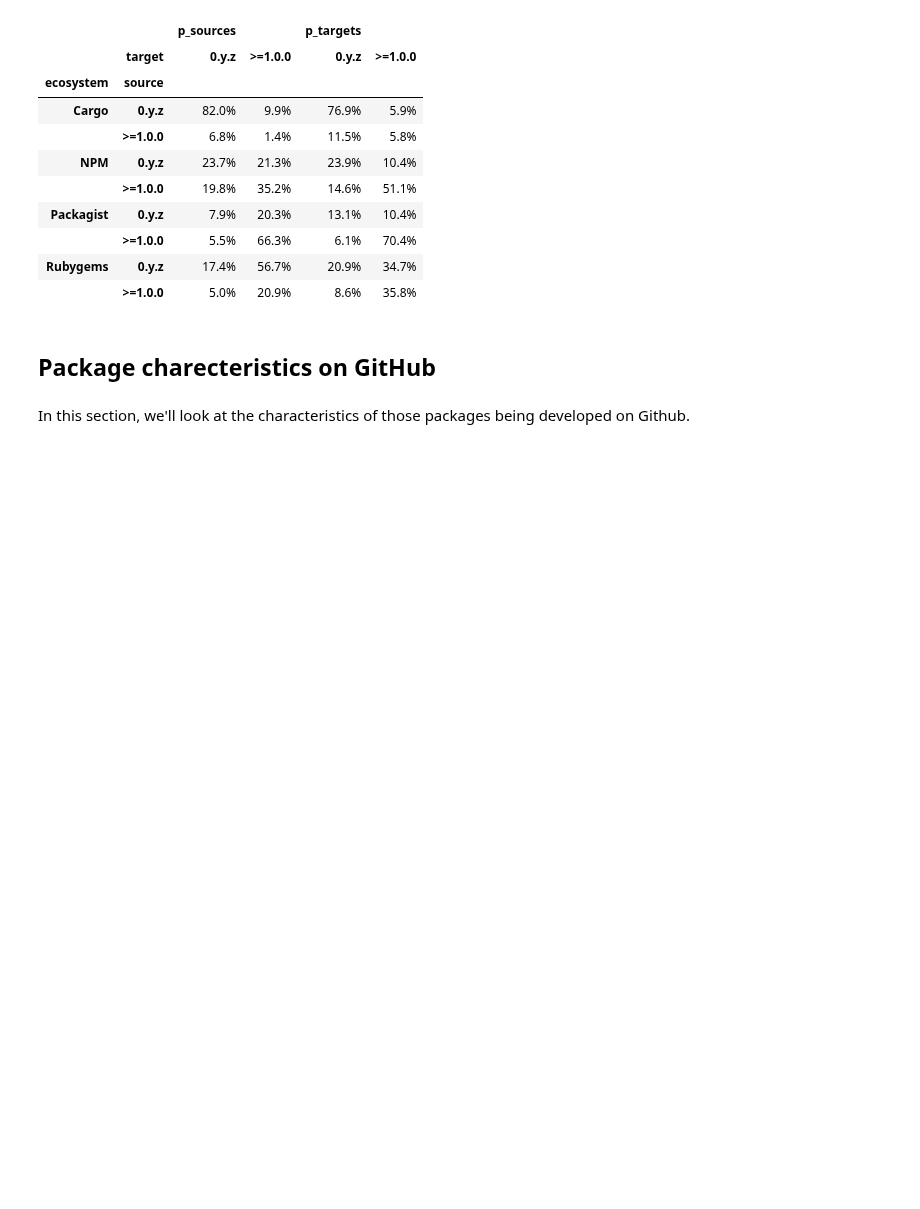
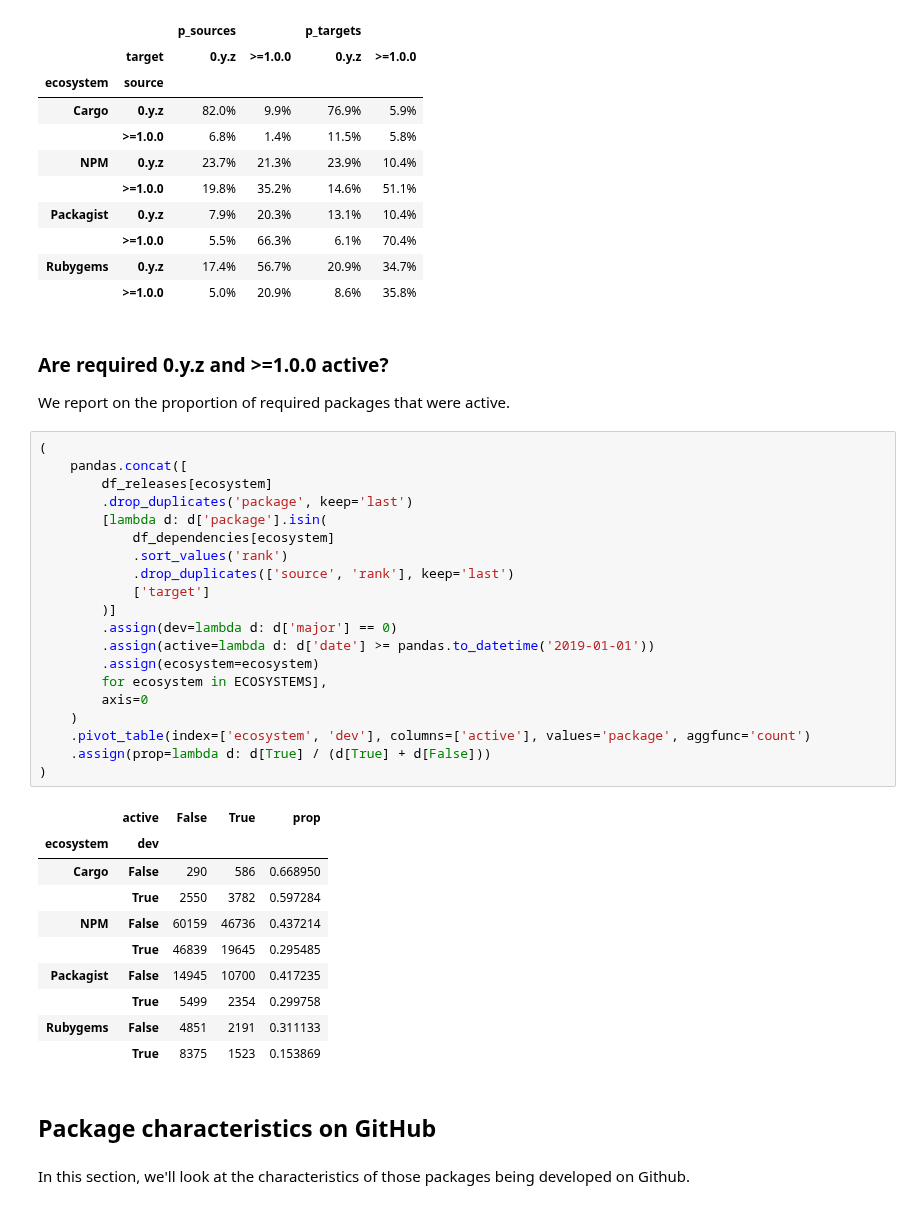
Before and after one commit to AlexandreDecan/secos-zero, a Jupyter notebook: notebooks/Magic zero.ipynb, the cells around one changed output. Drawn from its saved outputs; the diff is of its cells as text; blank space fills up the shorter version.

```diff
--- a/notebooks/Magic zero.ipynb
+++ b/notebooks/Magic zero.ipynb
@@ -1205,8 +1263,43 @@ ndata = pandas.DataFrame(columns=['ecosystem', 'source', 'target', 'sources', 'p
 |  | >=1.0.0 | 5.5% | 66.3% | 6.1% | 70.4% |
 | Rubygems | 0.y.z | 17.4% | 56.7% | 20.9% | 34.7% |
 |  | >=1.0.0 | 5.0% | 20.9% | 8.6% | 35.8% |
+# %% [markdown]
+### Are required 0.y.z and >=1.0.0 active?
+
+We report on the proportion of required packages that were active.
+# %%
+(
+    pandas.concat([
+        df_releases[ecosystem]
+        .drop_duplicates('package', keep='last')
+        [lambda d: d['package'].isin(
+            df_dependencies[ecosystem]
+            .sort_values('rank')
+            .drop_duplicates(['source', 'rank'], keep='last')
+            ['target']
+        )]
+        .assign(dev=lambda d: d['major'] == 0)
+        .assign(active=lambda d: d['date'] >= pandas.to_datetime('2019-01-01'))
+        .assign(ecosystem=ecosystem)
+        for ecosystem in ECOSYSTEMS],
+        axis=0
+    )
+    .pivot_table(index=['ecosystem', 'dev'], columns=['active'], values='package', aggfunc='count')
+    .assign(prop=lambda d: d[True] / (d[True] + d[False]))
+)
+# %% [output]
+|  | active | False | True | prop |
+| ecosystem | dev |  |  |  |
+| Cargo | False | 290 | 586 | 0.668950 |
+|  | True | 2550 | 3782 | 0.597284 |
+| NPM | False | 60159 | 46736 | 0.437214 |
+|  | True | 46839 | 19645 | 0.295485 |
+| Packagist | False | 14945 | 10700 | 0.417235 |
+|  | True | 5499 | 2354 | 0.299758 |
+| Rubygems | False | 4851 | 2191 | 0.311133 |
+|  | True | 8375 | 1523 | 0.153869 |
 # %% [markdown]
-## Package charecteristics on GitHub
+## Package characteristics on GitHub
 # %% [markdown]
 In this section, we'll look at the characteristics of those packages being developed on Github.
 # %% [markdown]
```
Also changed, not shown: parts of 5 cells of this notebook.
